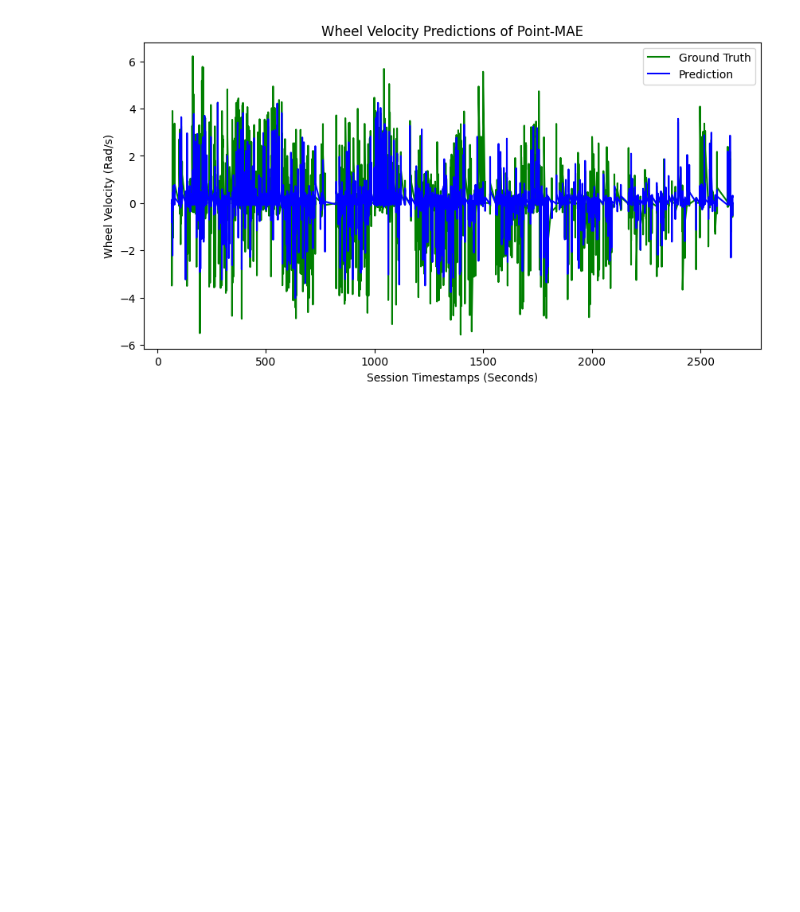
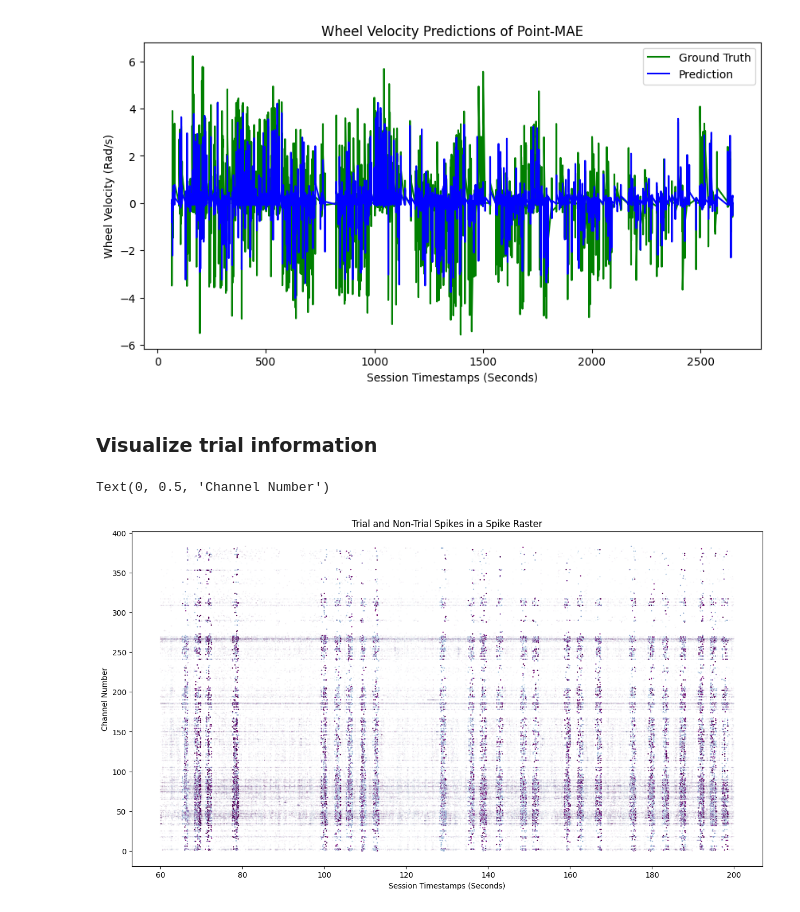
Before and after one commit to Idanlau/density_decoding, a Jupyter notebook: pointcloud_method_vis.ipynb, the cells around one changed output. Drawn from its saved outputs; the diff is of its cells as text; code cells hidden in the pictures; blank space fills up the shorter version.

Commit message:
Visualization of trial vs non-trial spikes in raster

```diff
--- a/pointcloud_method_vis.ipynb
+++ b/pointcloud_method_vis.ipynb
@@ -116,3 +118,27 @@ velo_ax.legend()
 # %% [output]
 <matplotlib.legend.Legend at 0x...>
 [figure]
+# %% [markdown]
+### Visualize trial information
+# %%
+trial_slicer = ibl_data_loader.stim_on_times[..., np.newaxis].repeat(2, axis=1)
+trial_slicer[:, 0] -= ibl_data_loader.t_before
+trial_slicer[:, 1] += ibl_data_loader.t_after
+spike_times_real = ibl_data_loader.sl.samples2times(spike_times)
+spikes_in_trial = np.logical_and(spike_times_real[np.newaxis, ...] >= trial_slicer[:, :1],
+                                 spike_times_real[np.newaxis, ...] <= trial_slicer[:, 1:]).any(axis=0)
+# %%
+spike_trial_fig, spike_trial_ax = plt.subplots(figsize=(15, 8))
+spikes_in_time = np.logical_and(spike_times_real > 0, spike_times_real < 200)
+spikes_plot_trial, spikes_plot_rest = np.logical_and(spikes_in_trial, spikes_in_time), np.logical_and(~spikes_in_trial, spikes_in_time)
+spike_magnitudes = np.linalg.norm(spike_features_exp, axis=1)
+spikes_zscored = np.clip(0.5 + (spike_magnitudes - np.average(spike_magnitudes[spikes_in_time])) / np.std(spike_magnitudes[spikes_in_time]) / 2, 0, 1)
+spike_intense = plt.get_cmap("BuPu")(spikes_zscored)
+spike_trial_ax.scatter(spike_times_real[spikes_plot_trial], spike_channels[spikes_plot_trial], s=0.5, c=spike_intense[spikes_plot_trial])
+spike_trial_ax.scatter(spike_times_real[spikes_plot_rest], spike_channels[spikes_plot_rest], s=0.5, c=spike_intense[spikes_plot_rest], alpha=0.04)
+spike_trial_ax.set_title("Trial and Non-Trial Spikes in a Spike Raster")
+spike_trial_ax.set_xlabel("Session Timestamps (Seconds)")
+spike_trial_ax.set_ylabel("Channel Number")
+# %% [output]
+Text(0, 0.5, 'Channel Number')
+[figure, added]
```
Also changed, not shown: parts of 1 cell of this notebook.
